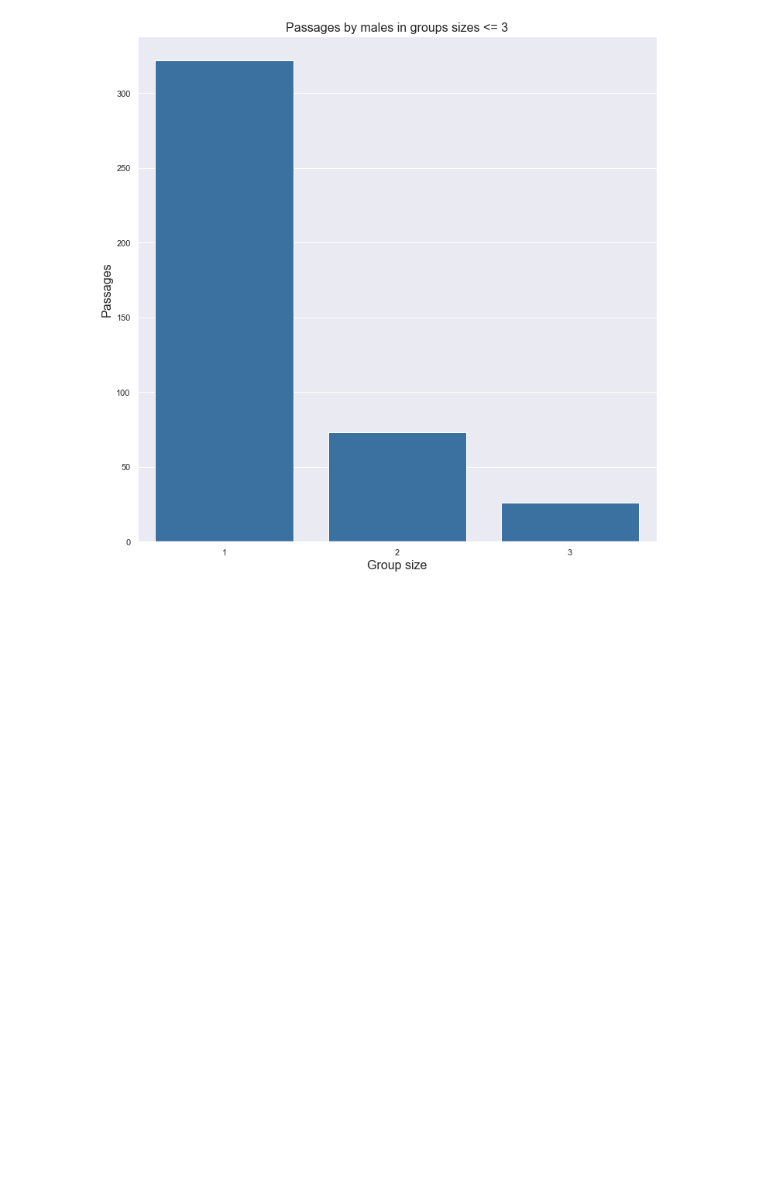
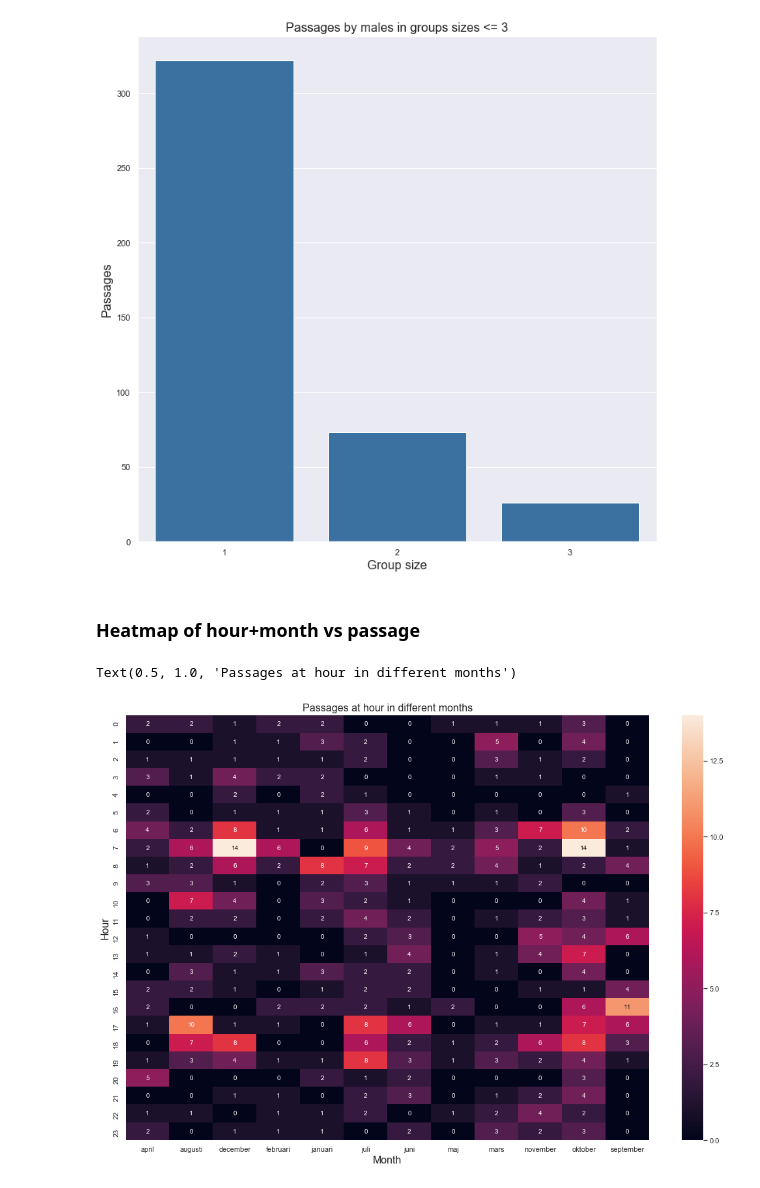
Before and after one commit to maxlund/johannas, a Jupyter notebook: johannas.ipynb, the cells around one changed output. Cells and saved outputs as stored; diff of their text form; code cells hidden in the pictures; blank space fills up the shorter version.

Commit message:
add heatmap of passages

```diff
--- a/johannas.ipynb
+++ b/johannas.ipynb
@@ -242,3 +242,24 @@ ax.set_title('Passages by males in groups sizes <= 3', fontsize=16)
 # %% [output]
 Text(0.5, 1.0, 'Passages by males in groups sizes <= 3')
 [figure]
+# %% [markdown]
+### Heatmap of hour+month vs passage
+# %%
+hour_month = gi.groupby(['DATE.1', 'HOUR']).sum()['Passage'].reset_index()
+# %%
+hour_month = hour_month.rename(index=str,
+                               columns={"DATE.1": "Month",
+                                        "HOUR": "Hour"})
+# %%
+hour_month = hour_month.pivot('Hour', 'Month', 'Passage')
+# %%
+hour_month.fillna(0, inplace=True)
+# %%
+fig, ax = plt.subplots(figsize=(18,12))
+sns.heatmap(hour_month, ax=ax, annot=True)
+ax.set_xlabel('Month', fontsize=16)
+ax.set_ylabel('Hour', fontsize=16)
+ax.set_title('Passages at hour in different months', fontsize=16)
+# %% [output]
+Text(0.5, 1.0, 'Passages at hour in different months')
+[figure, added]
```
